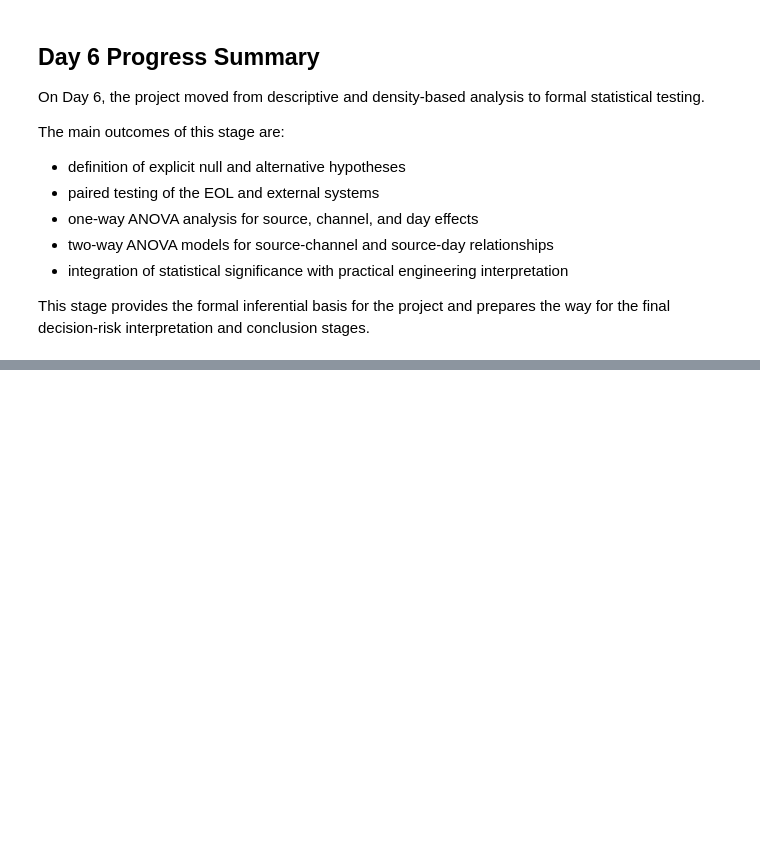
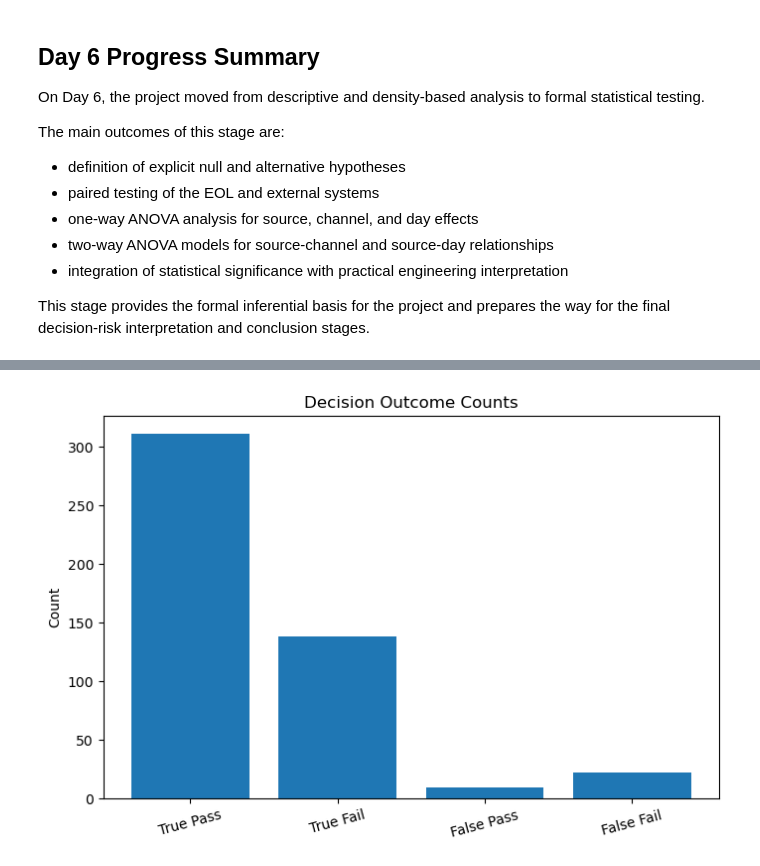
Before and after one commit to simonsvp/EOL-Measurement-System-Analysis-with-ANOVA-and-Decision-Risk, a Jupyter notebook: measurement_system_analysis.ipynb, the cells around one changed output, grey strips where cells are left out. Drawn from its saved outputs; the diff is of its cells as text; code cells hidden in the pictures; blank space fills up the shorter version.

Commit message:
Add decision risk analysis and classification agreement

```diff
--- a/measurement_system_analysis.ipynb
+++ b/measurement_system_analysis.ipynb
@@ -1648,0 +1670,6 @@ This stage provides the formal inferential basis for the project and prepares th
+# %%
+import pandas as pd
+import numpy as np
+import matplotlib.pyplot as plt
+
+df = pd.read_csv("synthetic_eol_measurement_data.csv")
@@ -1648,0 +1690,10 @@ This stage provides the formal inferential basis for the project and prepares th
+# %%
+true_pass = ((df["reference_decision"] == "Pass") & (df["eol_decision"] == "Pass")).sum()
+true_fail = ((df["reference_decision"] == "Fail") & (df["eol_decision"] == "Fail")).sum()
+false_pass = ((df["reference_decision"] == "Fail") & (df["eol_decision"] == "Pass")).sum()
+false_fail = ((df["reference_decision"] == "Pass") & (df["eol_decision"] == "Fail")).sum()
+
+print("True Pass:", true_pass)
+print("True Fail:", true_fail)
+print("False Pass:", false_pass)
+print("False Fail:", false_fail)
@@ -1648,0 +1769,16 @@ This stage provides the formal inferential basis for the project and prepares th
+# %%
+decision_counts = pd.Series({
+    "True Pass": true_pass,
+    "True Fail": true_fail,
+    "False Pass": false_pass,
+    "False Fail": false_fail
+})
+
+plt.figure(figsize=(8, 5))
+plt.bar(decision_counts.index, decision_counts.values)
+plt.ylabel("Count")
+plt.title("Decision Outcome Counts")
+plt.xticks(rotation=15)
+plt.show()
+# %% [output]
+[figure, added]
```
Also changed, not shown: parts of 19 cells of this notebook.
